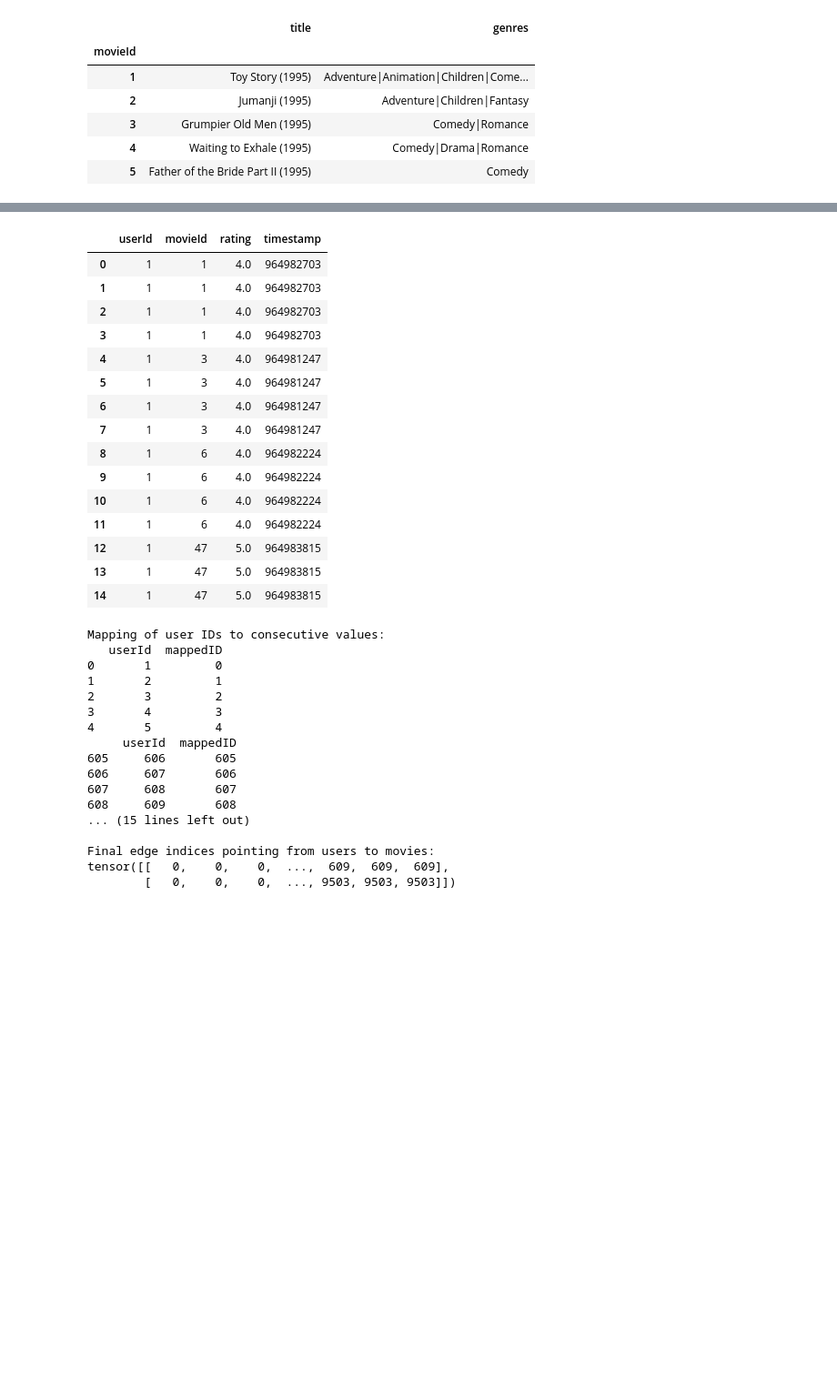
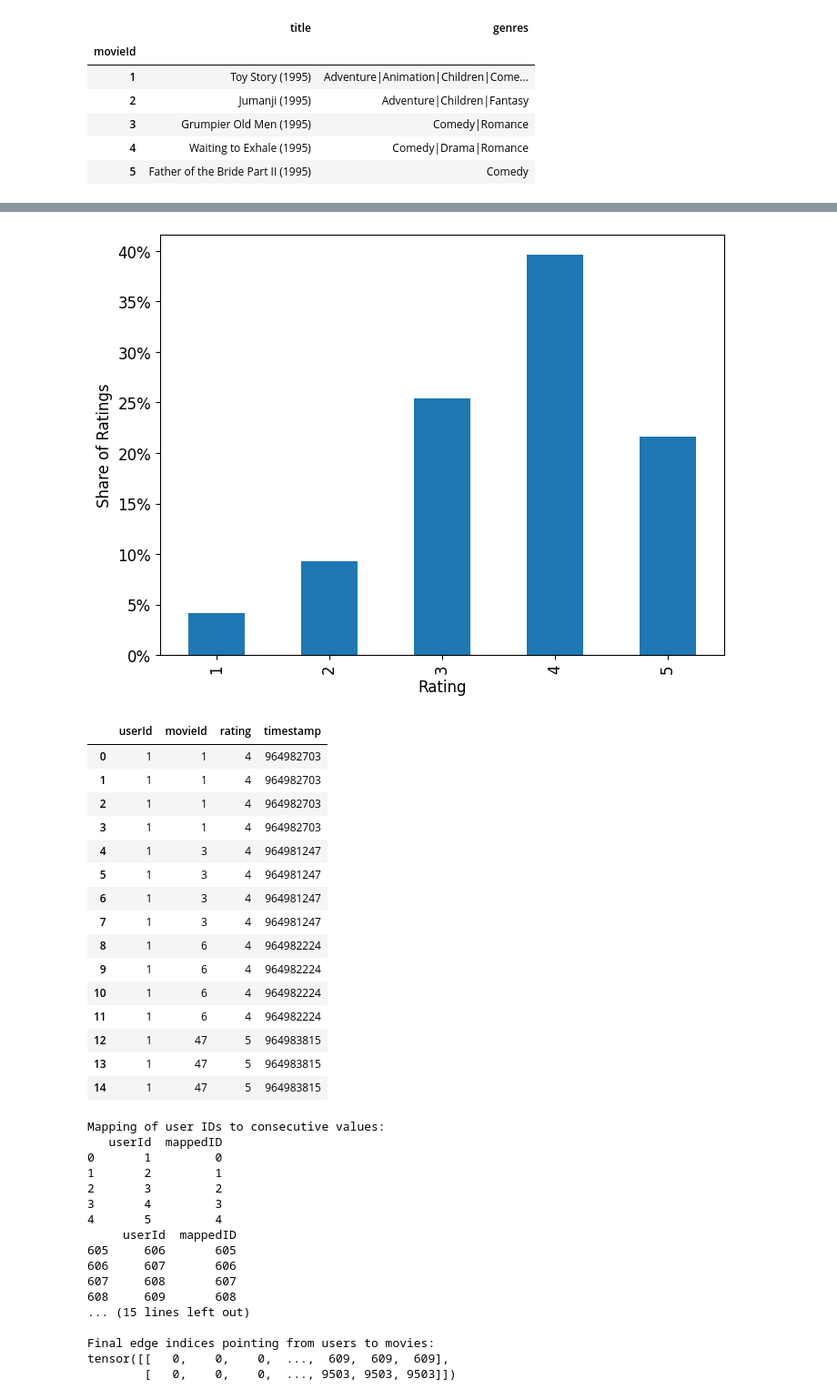
Before and after one commit to davideneffat/movie_recommendations, a Jupyter notebook: movielens.ipynb, the cells around one changed output, grey strips where cells are left out. Shown at 91% size. Saved outputs shown, nothing was run; the diff lists cells and outputs as text; code cells hidden in the pictures; blank space fills up the shorter version.

```diff
--- a/movielens.ipynb
+++ b/movielens.ipynb
@@ -87,26 +109,39 @@ movies_df.head()
+# %%
+#print new ratings distribution
+from matplotlib import pyplot as plt
+
+fig = plt.figure()
+ax = ratings_df.rating.value_counts(True).sort_index().plot.bar(figsize=(8,6))
+vals = ax.get_yticks()
+ax.set_yticklabels(['{:,.0%}'.format(x) for x in vals])
+plt.xlabel('Rating', fontsize=12)
+plt.ylabel('Share of Ratings', fontsize=12)
+plt.xticks(fontsize=12)
+plt.yticks(fontsize=12)
+fig.savefig('Ratings_distribution.png')
+# %% [output]
+[figure, added]
 # %%
-ratings_df = pd.read_csv(ratings_path)
-
 #to take into account review rating: duplicate each row (so each edge) for a value equal to the rating
 ratings_df = ratings_df.loc[ratings_df.index.repeat(ratings_df['rating'])].reset_index(drop=True)
 ratings_df.head(15)
 # %% [output]
 |  | userId | movieId | rating | timestamp |
-| 0 | 1 | 1 | 4.0 | 964982703 |
-| 1 | 1 | 1 | 4.0 | 964982703 |
-| 2 | 1 | 1 | 4.0 | 964982703 |
-| 3 | 1 | 1 | 4.0 | 964982703 |
-| 4 | 1 | 3 | 4.0 | 964981247 |
-| 5 | 1 | 3 | 4.0 | 964981247 |
-| 6 | 1 | 3 | 4.0 | 964981247 |
-| 7 | 1 | 3 | 4.0 | 964981247 |
-| 8 | 1 | 6 | 4.0 | 964982224 |
-| 9 | 1 | 6 | 4.0 | 964982224 |
-| 10 | 1 | 6 | 4.0 | 964982224 |
-| 11 | 1 | 6 | 4.0 | 964982224 |
-| 12 | 1 | 47 | 5.0 | 964983815 |
-| 13 | 1 | 47 | 5.0 | 964983815 |
-| 14 | 1 | 47 | 5.0 | 964983815 |
+| 0 | 1 | 1 | 4 | 964982703 |
+| 1 | 1 | 1 | 4 | 964982703 |
+| 2 | 1 | 1 | 4 | 964982703 |
+| 3 | 1 | 1 | 4 | 964982703 |
+| 4 | 1 | 3 | 4 | 964981247 |
+| 5 | 1 | 3 | 4 | 964981247 |
+| 6 | 1 | 3 | 4 | 964981247 |
+| 7 | 1 | 3 | 4 | 964981247 |
+| 8 | 1 | 6 | 4 | 964982224 |
+| 9 | 1 | 6 | 4 | 964982224 |
+| 10 | 1 | 6 | 4 | 964982224 |
+| 11 | 1 | 6 | 4 | 964982224 |
+| 12 | 1 | 47 | 5 | 964983815 |
+| 13 | 1 | 47 | 5 | 964983815 |
+| 14 | 1 | 47 | 5 | 964983815 |
 # %%
 # Create a mapping from unique user indices to range [0, num_user_nodes):
 unique_user_id = ratings_df['userId'].unique()
```
Also changed, not shown: parts of 13 cells of this notebook.
